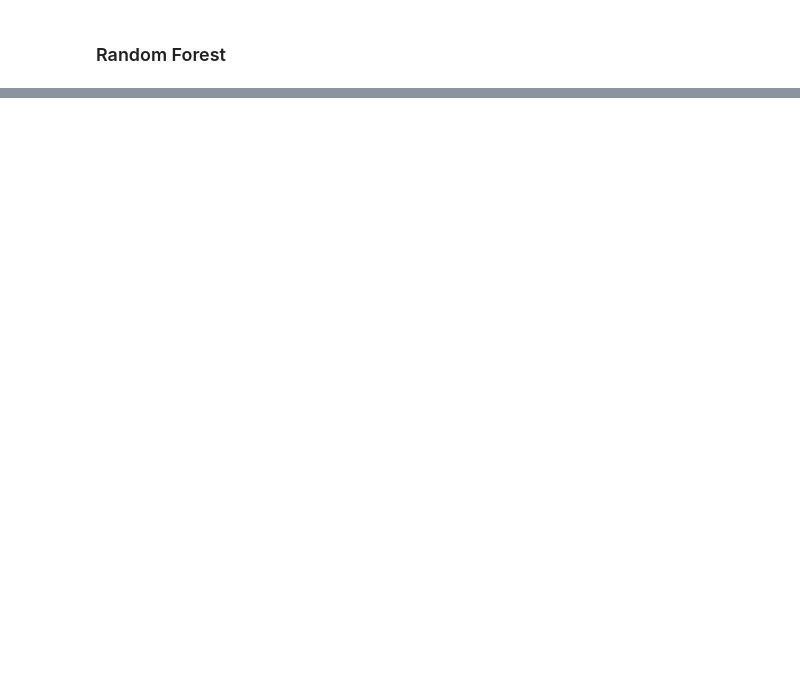
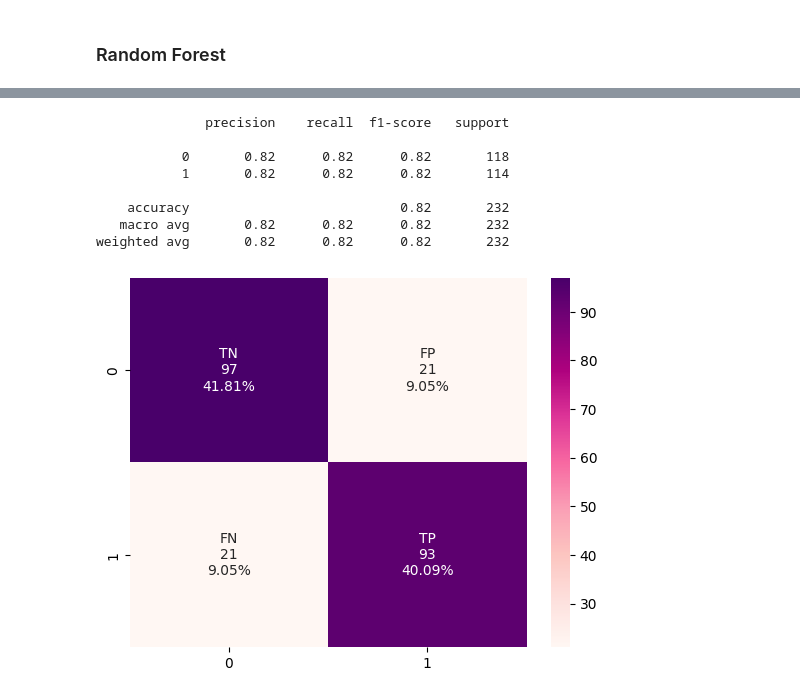
Before and after one commit to sophieganapolsky/ML4VA, a Jupyter notebook: Prediction.ipynb, the cells around one changed output, grey strips where cells are left out. Drawn from its saved outputs; the diff is of its cells as text; code cells hidden in the pictures; blank space fills up the shorter version.

```diff
--- a/Prediction.ipynb
+++ b/Prediction.ipynb
@@ -141,0 +147,21 @@ sns.heatmap(cnf_rf/np.sum(cnf_rf), annot=True, fmt=".2%", cmap='RdPu')
+# %%
+rus = RandomUnderSampler(random_state=42)
+X_resampled, y_resampled = rus.fit_resample(X,Y)
+X_train_rs, X_test_rs, y_train_rs, y_test_rs = train_test_split(X_resampled, y_resampled)
+# %%
+rf = RandomForestClassifier(random_state=42)
+rf.fit(X_train_rs, y_train_rs)
+y_pred_rf = rf.predict(X_test_rs)
+print(classification_report(y_pred=y_pred_rf, y_true=y_test_rs))
+cnf_rf = confusion_matrix(y_pred=y_pred_rf, y_true=y_test_rs)
+plot_cnf(cnf_rf)
+# %% [output]
+              precision    recall  f1-score   support
+
+           0       0.82      0.82      0.82       118
+           1       0.82      0.82      0.82       114
+
+    accuracy                           0.82       232
+   macro avg       0.82      0.82      0.82       232
+weighted avg       0.82      0.82      0.82       232
+[figure, added]
```
Also changed, not shown: parts of 11 cells of this notebook.
